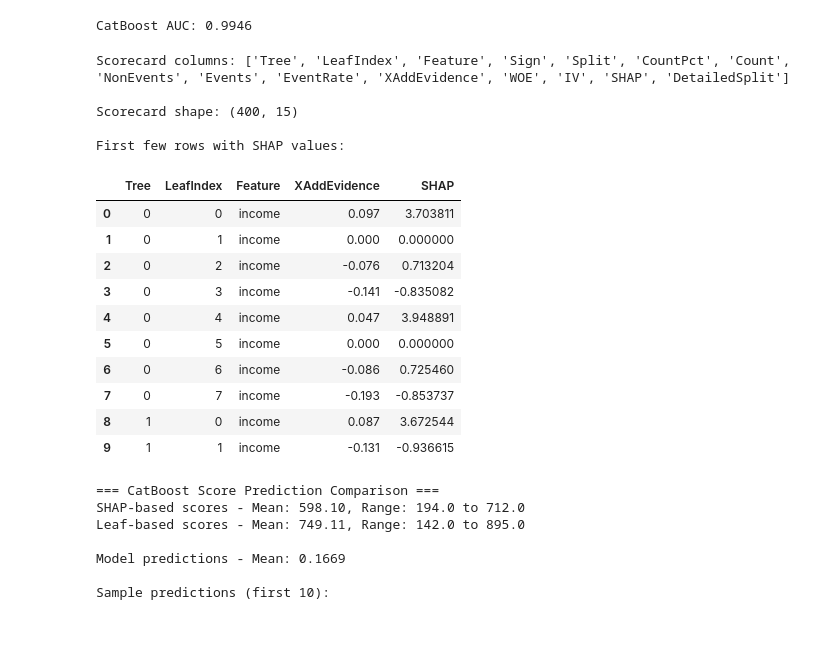
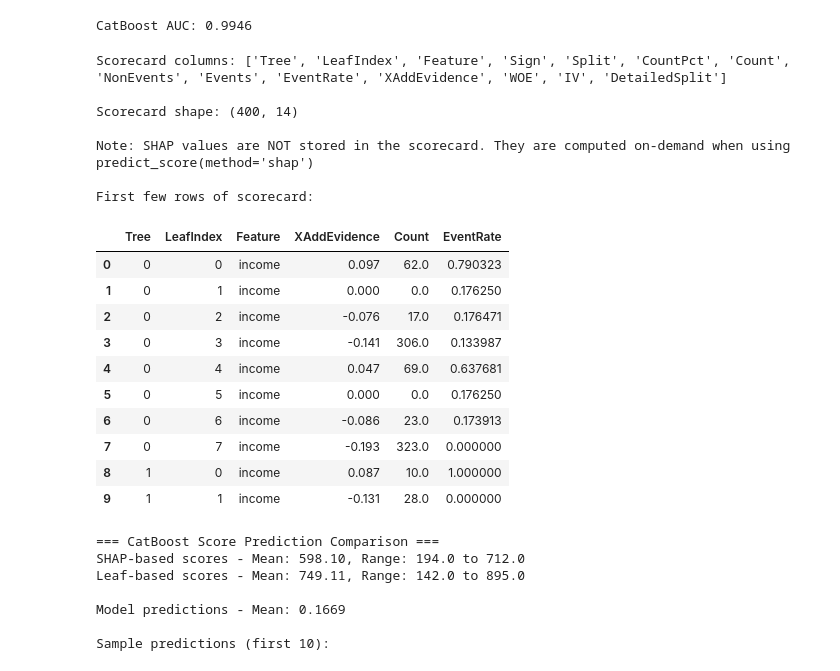
Before and after one commit to xRiskLab/xBooster, a Jupyter notebook: examples/shap-scorecard-examples.ipynb, the cells around one changed output. Cells and saved outputs as stored; diff of their text form; code cells hidden in the pictures; blank space fills up the shorter version.

```diff
--- a/examples/shap_scorecard_examples.ipynb
+++ b/examples/shap-scorecard-examples.ipynb
@@ -369,31 +343,38 @@ CatBoost AUC: 0.9946
 # %%
 # Create scorecard constructor
 cb_constructor = CatBoostScorecardConstructor(cb_model, train_pool)
 
-# Construct scorecard (SHAP column is automatically added)
+# Construct scorecard (SHAP is NOT stored in scorecard - computed on-demand only)
 cb_scorecard = cb_constructor.construct_scorecard()
 
 print("Scorecard columns:", cb_scorecard.columns.tolist())
 print(f"\nScorecard shape: {cb_scorecard.shape}")
-print("\nFirst few rows with SHAP values:")
-display(cb_scorecard[["Tree", "LeafIndex", "Feature", "XAddEvidence", "SHAP"]].head(10))
+print(
+    "\nNote: SHAP values are NOT stored in the scorecard. They are computed on-demand when using predict_score(method='shap')"
+)
+print("\nFirst few rows of scorecard:")
+display(
+    cb_scorecard[["Tree", "LeafIndex", "Feature", "XAddEvidence", "Count", "EventRate"]].head(10)
+)
 # %% [output]
-Scorecard columns: ['Tree', 'LeafIndex', 'Feature', 'Sign', 'Split', 'CountPct', 'Count', 'NonEvents', 'Events', 'EventRate', 'XAddEvidence', 'WOE', 'IV', 'SHAP', 'DetailedSplit']
+Scorecard columns: ['Tree', 'LeafIndex', 'Feature', 'Sign', 'Split', 'CountPct', 'Count', 'NonEvents', 'Events', 'EventRate', 'XAddEvidence', 'WOE', 'IV', 'DetailedSplit']
 
-Scorecard shape: (400, 15)
+Scorecard shape: (400, 14)
 
-First few rows with SHAP values:
+Note: SHAP values are NOT stored in the scorecard. They are computed on-demand when using predict_score(method='shap')
+
+First few rows of scorecard:
-|  | Tree | LeafIndex | Feature | XAddEvidence | SHAP |
-| 0 | 0 | 0 | income | 0.097 | 3.703811 |
-| 1 | 0 | 1 | income | 0.000 | 0.000000 |
-| 2 | 0 | 2 | income | -0.076 | 0.713204 |
-| 3 | 0 | 3 | income | -0.141 | -0.835082 |
-| 4 | 0 | 4 | income | 0.047 | 3.948891 |
-| 5 | 0 | 5 | income | 0.000 | 0.000000 |
-| 6 | 0 | 6 | income | -0.086 | 0.725460 |
-| 7 | 0 | 7 | income | -0.193 | -0.853737 |
-| 8 | 1 | 0 | income | 0.087 | 3.672544 |
-| 9 | 1 | 1 | income | -0.131 | -0.936615 |
+|  | Tree | LeafIndex | Feature | XAddEvidence | Count | EventRate |
+| 0 | 0 | 0 | income | 0.097 | 62.0 | 0.790323 |
+| 1 | 0 | 1 | income | 0.000 | 0.0 | 0.176250 |
+| 2 | 0 | 2 | income | -0.076 | 17.0 | 0.176471 |
+| 3 | 0 | 3 | income | -0.141 | 306.0 | 0.133987 |
+| 4 | 0 | 4 | income | 0.047 | 69.0 | 0.637681 |
+| 5 | 0 | 5 | income | 0.000 | 0.0 | 0.176250 |
+| 6 | 0 | 6 | income | -0.086 | 23.0 | 0.173913 |
+| 7 | 0 | 7 | income | -0.193 | 323.0 | 0.000000 |
+| 8 | 1 | 0 | income | 0.087 | 10.0 | 1.000000 |
+| 9 | 1 | 1 | income | -0.131 | 28.0 | 0.000000 |
 # %%
 # Predict scores using SHAP method (no binning table needed)
 cb_scores_shap = cb_constructor.predict_score(X_test, method="shap")
```
Also changed, not shown: parts of 9 cells of this notebook, 7 other files.
